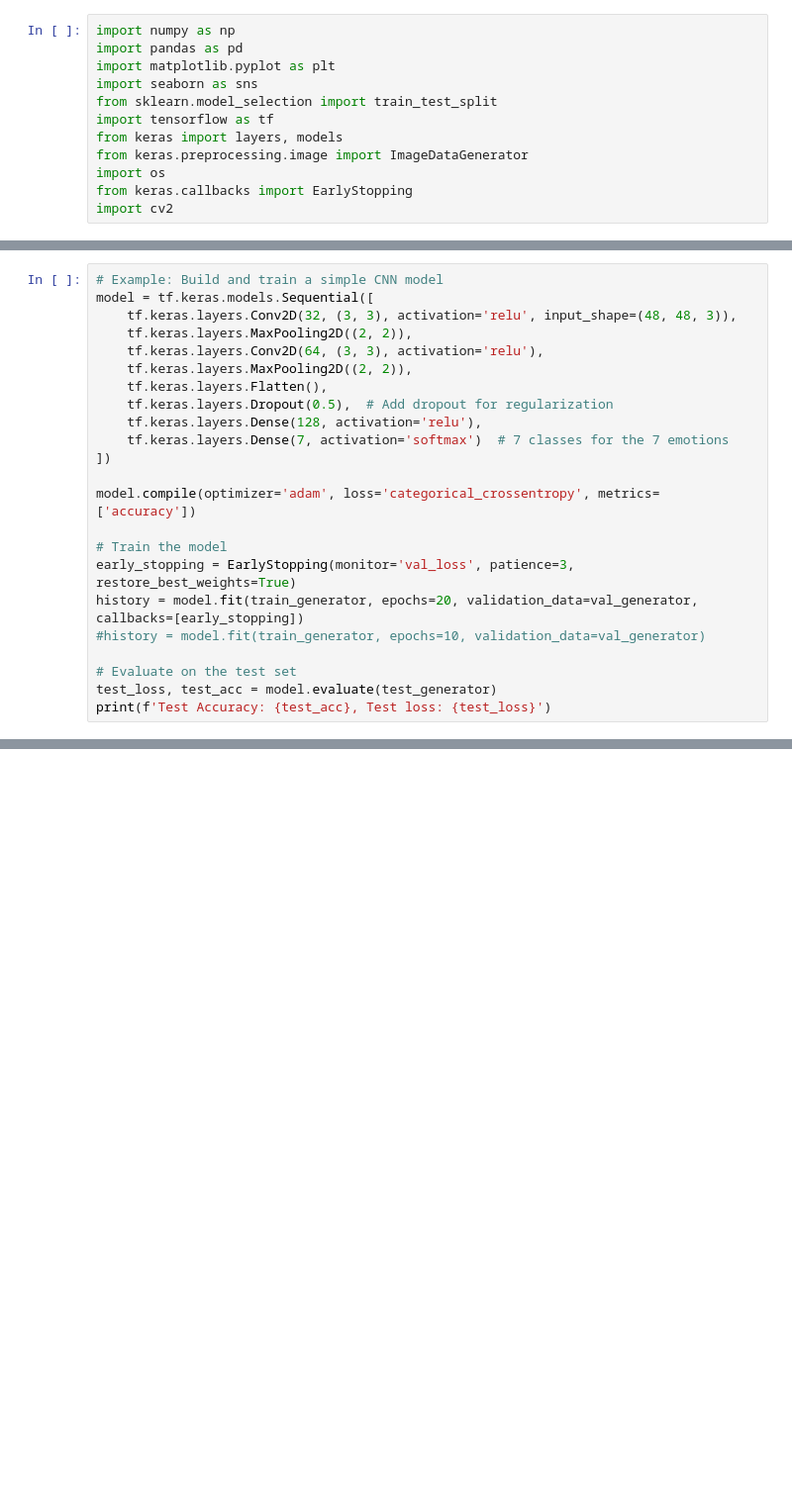
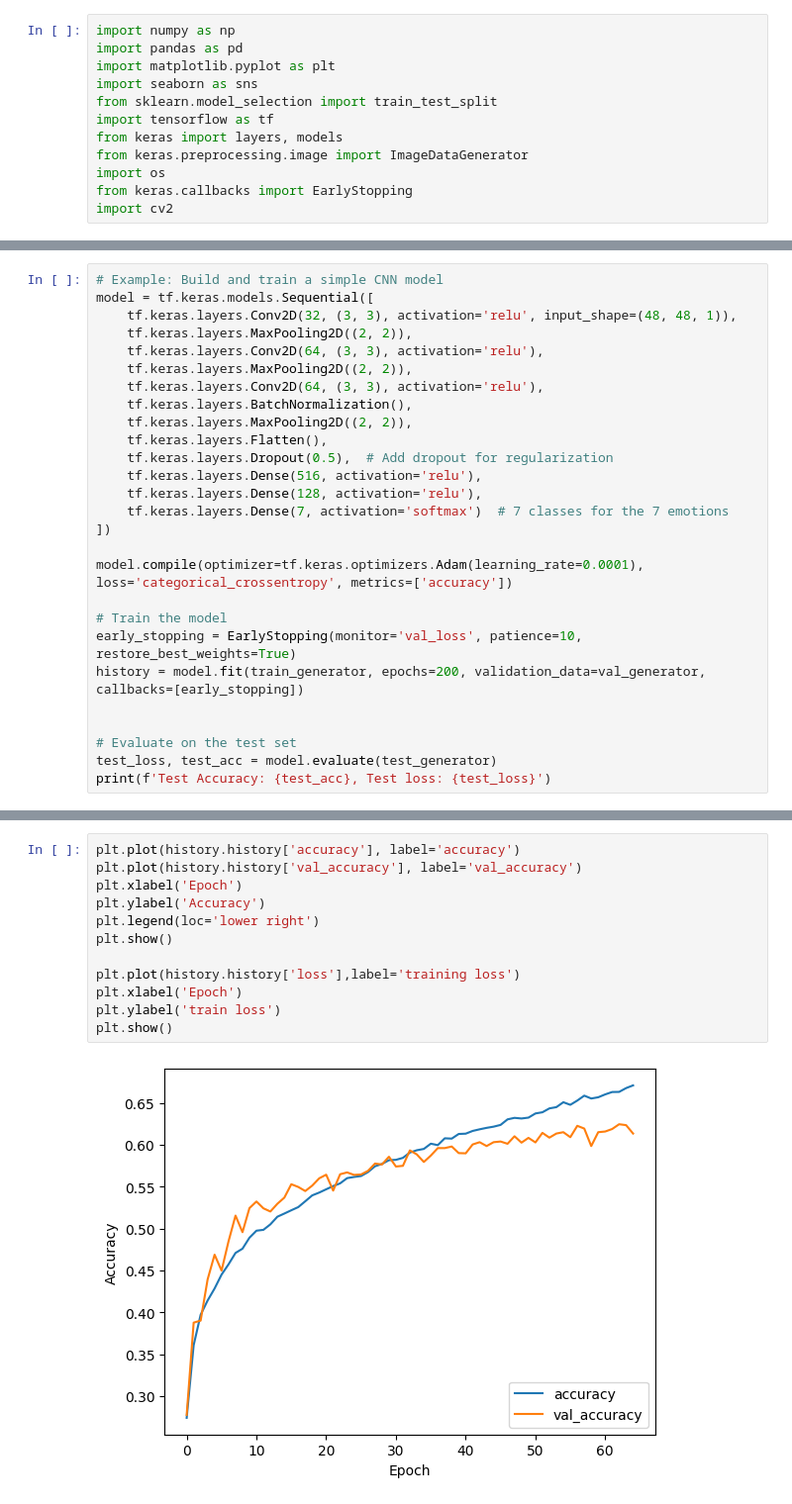
Before and after one commit to youssefelmasry2/emotion-detection, a Jupyter notebook: project.ipynb, the cells around one changed output, grey strips where cells are left out. Shown at 99% size. Saved outputs shown, nothing was run; the diff lists cells and outputs as text; blank space fills up the shorter version.

```diff
--- a/project.ipynb
+++ b/project.ipynb
@@ -82,22 +194,26 @@ Found 3589 images belonging to 7 classes.
 # %%
 # Example: Build and train a simple CNN model
 model = tf.keras.models.Sequential([
-    tf.keras.layers.Conv2D(32, (3, 3), activation='relu', input_shape=(48, 48, 3)),
+    tf.keras.layers.Conv2D(32, (3, 3), activation='relu', input_shape=(48, 48, 1)),
     tf.keras.layers.MaxPooling2D((2, 2)),
     tf.keras.layers.Conv2D(64, (3, 3), activation='relu'),
     tf.keras.layers.MaxPooling2D((2, 2)),
+    tf.keras.layers.Conv2D(64, (3, 3), activation='relu'),
+    tf.keras.layers.BatchNormalization(),
+    tf.keras.layers.MaxPooling2D((2, 2)),
     tf.keras.layers.Flatten(),
     tf.keras.layers.Dropout(0.5),  # Add dropout for regularization
+    tf.keras.layers.Dense(516, activation='relu'),
     tf.keras.layers.Dense(128, activation='relu'),
     tf.keras.layers.Dense(7, activation='softmax')  # 7 classes for the 7 emotions
 ])
 
-model.compile(optimizer='adam', loss='categorical_crossentropy', metrics=['accuracy'])
+model.compile(optimizer=tf.keras.optimizers.Adam(learning_rate=0.0001), loss='categorical_crossentropy', metrics=['accuracy'])
 
 # Train the model
-early_stopping = EarlyStopping(monitor='val_loss', patience=3, restore_best_weights=True)
-history = model.fit(train_generator, epochs=20, validation_data=val_generator, callbacks=[early_stopping])
-#history = model.fit(train_generator, epochs=10, validation_data=val_generator)
+early_stopping = EarlyStopping(monitor='val_loss', patience=10, restore_best_weights=True)
+history = model.fit(train_generator, epochs=200, validation_data=val_generator, callbacks=[early_stopping])
+
 
 # Evaluate on the test set
 test_loss, test_acc = model.evaluate(test_generator)
@@ -122,0 +239,14 @@ Test Accuracy: 0.5781554579734802, Test loss: 1.136025071144104
+# %%
+plt.plot(history.history['accuracy'], label='accuracy')
+plt.plot(history.history['val_accuracy'], label='val_accuracy')
+plt.xlabel('Epoch')
+plt.ylabel('Accuracy')
+plt.legend(loc='lower right')
+plt.show()
+
+plt.plot(history.history['loss'],label='training loss')
+plt.xlabel('Epoch')
+plt.ylabel('train loss')
+plt.show()
+# %% [output]
+[figure, added]
```
Also changed, not shown: parts of 24 cells of this notebook, 22 other files.
